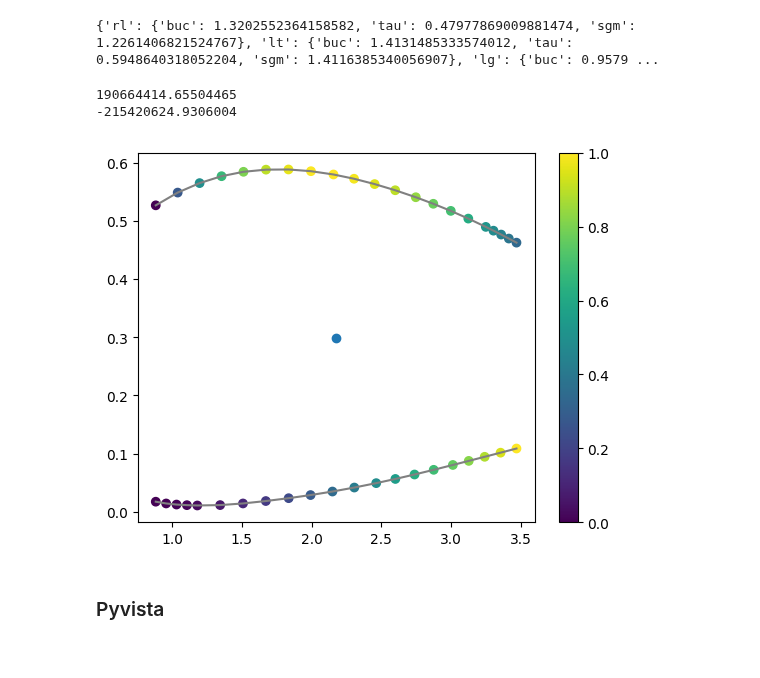
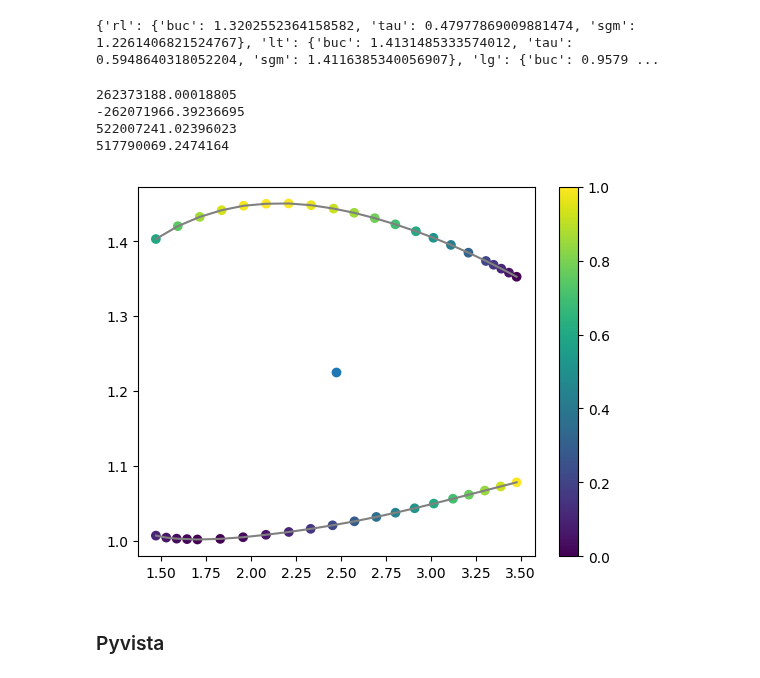
Before and after one commit to MarriccZwei/TWP, a Jupyter notebook: C3/blockstests.ipynb, the cells around one changed output. Drawn from its saved outputs; the diff is of its cells as text; code cells hidden in the pictures.

```diff
--- a/C3/blockstests.ipynb
+++ b/C3/blockstests.ipynb
@@ -550,6 +550,8 @@ class InterpretedCrossSection():
         self.Mz = 0
         self.sigma_top:ty.List[float] = list()
         self.sigma_bot:ty.List[float] = list()
+        self.tau_top:ty.List[float] = list()
+        self.tau_bot:ty.List[float] = list()
 
 class NodeCoordsFint():
     def __init__(self, ncoord:nt.NDArray[np.float64], finte:nt.NDArray[np.float64], ele:p3g.QuadWithProp):
@@ -752,11 +754,14 @@ def physical_interpretation(meshOut:ty.Dict[str, object], top_sec:ty.List[p3g.Qu
     0 {Azfr_b} 0 {intz_b};
     {Axfr_t} {Axfr_b} {intx_t} {intx_b}
     ''')
-
     shear_free_vect = np.matrix(f'''{ics.My-Mqb_top-Mqb_bot}; {Fz_t-qbdz_top}; {Fz_b-qbdz_bot}; {ics.Fx-qbdx_top-qbdx_bot}''')
-
     tau_t, tau_b, qs0_t, qs0_b = np.linalg.inv(shear_mat) @ shear_free_vect
 
+    for qb in qb_top:
+        ics.tau_top.append(np.sqrt(tau_t[0,0]**2+((qs0_t[0,0]+qb)/sizerVars["tskin"])**2))
+    for qb in qb_bot:
+        ics.tau_bot.append(np.sqrt(tau_b[0,0]**2+((qs0_b[0,0]+qb)/sizerVars["tskin"])**2))
+
     return ics
 # %%
 cstop, csbot = obtain_cross_sections(meshOut)
@@ -765,19 +770,23 @@ for cst_, csb_ in zip(cstop, csbot):
     crossecs.append(physical_interpretation(meshOut, cst_, csb_, cst.CONSTS, cst.INITIAL))
 # %%
 import matplotlib.pyplot as plt
-cn = 0 #cross-section number
+cn = 60 #cross-section number
 plt.plot([boom[1].x for boom in crossecs[cn].booms_bot], [boom[1].y for boom in crossecs[cn].booms_bot], c="gray")
 plt.scatter([boom[1].x for boom in crossecs[cn].booms_bot], [boom[1].y for boom in crossecs[cn].booms_bot], c=crossecs[cn].sigma_bot)
 plt.plot([boom[1].x for boom in crossecs[cn].booms_top], [boom[1].y for boom in crossecs[cn].booms_top], c="gray")
 plt.scatter([boom[1].x for boom in crossecs[cn].booms_top], [boom[1].y for boom in crossecs[cn].booms_top], c=crossecs[cn].sigma_top)
 plt.scatter([crossecs[cn].centroid.x], [crossecs[cn].centroid.y])
 plt.colorbar()
 print(max(crossecs[cn].sigma_top+crossecs[cn].sigma_bot))
 print(min(crossecs[cn].sigma_top+crossecs[cn].sigma_bot))
+print(max(crossecs[cn].tau_top+crossecs[cn].tau_bot))
+print(min(crossecs[cn].tau_top+crossecs[cn].tau_bot))
 # %% [output]
-190664414.65504465
--215420624.9306004
+262373188.00018805
+-262071966.39236695
+522007241.02396023
+517790069.2474164
-[figure, old version]
+[figure, new version]
 # %% [markdown]
 ### Pyvista
 # %%
```
